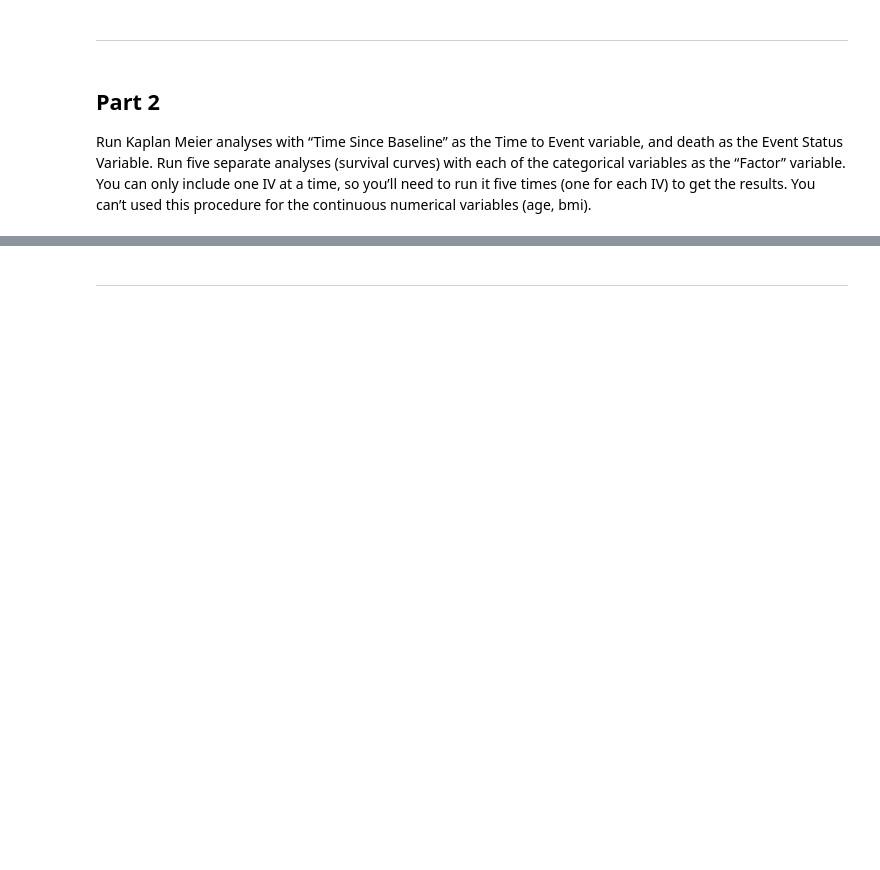
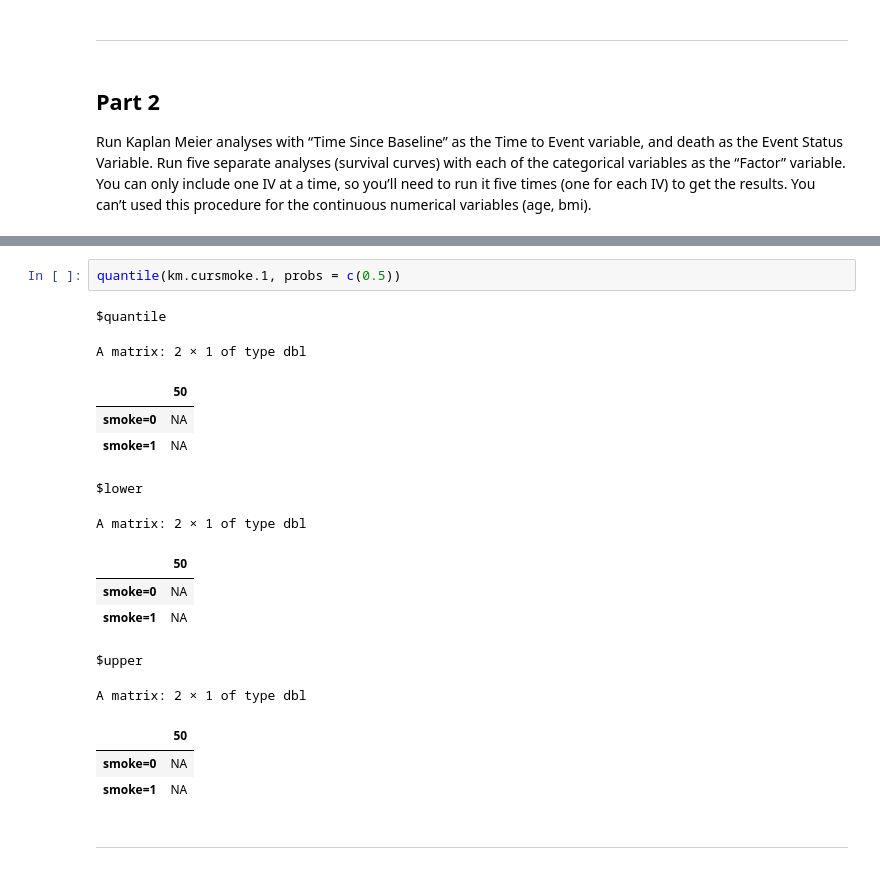
Before and after one commit to tyg3rr/HM878-Biostats, a Jupyter notebook: Problem Set 5 Cox and Kaplan Meier .ipynb, the cells around one changed output, grey strips where cells are left out. Saved outputs shown, nothing was run; the diff lists cells and outputs as text; blank space fills up the shorter version.

```diff
--- a/Problem Set 5 Cox and Kaplan Meier .ipynb
+++ b/Problem Set 5 Cox and Kaplan Meier .ipynb
@@ -81,3 +183,21 @@ The number of colors you choose should be the same as the number of levels ion y
+# %%
+quantile(km.cursmoke.1, probs = c(0.5))
+# %% [output]
+$quantile
+A matrix: 2 × 1 of type dbl
+|  | 50 |
+| smoke=0 | NA |
+| smoke=1 | NA |
+$lower
+A matrix: 2 × 1 of type dbl
+|  | 50 |
+| smoke=0 | NA |
+| smoke=1 | NA |
+$upper
+A matrix: 2 × 1 of type dbl
+|  | 50 |
+| smoke=0 | NA |
+| smoke=1 | NA |
 # %% [markdown]
 ---
 # %% [markdown]
```
Also changed, not shown: parts of 22 cells of this notebook.
